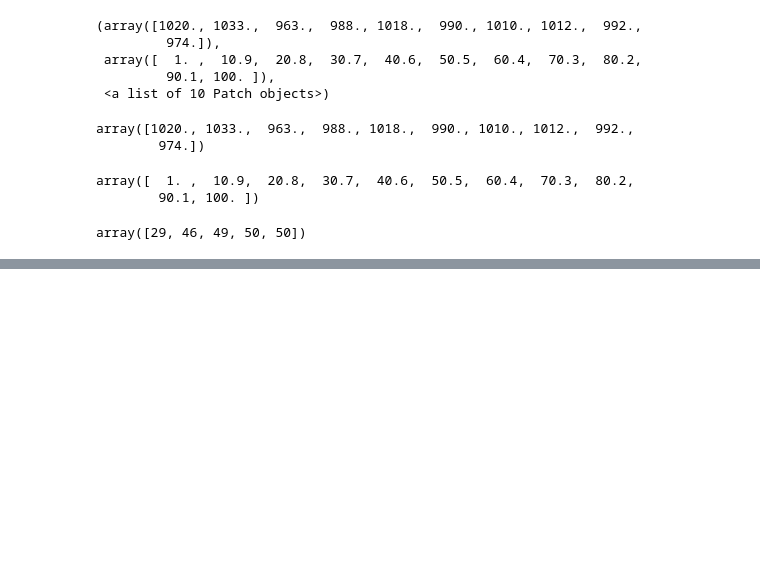
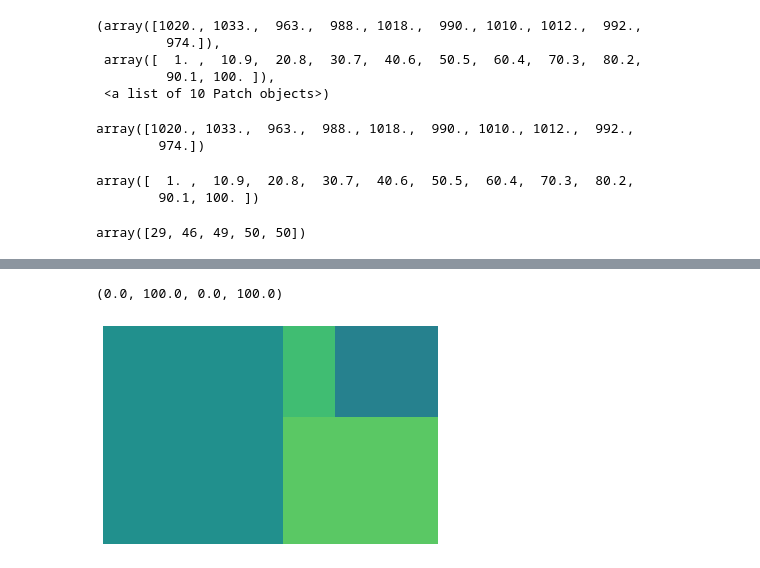
Before and after one commit to suwitchaya17/data_viz_2022, a Jupyter notebook: DataViz04_Data_Comparison.ipynb, the cells around one changed output, grey strips where cells are left out. Saved outputs shown, nothing was run; the diff lists cells and outputs as text; code cells hidden in the pictures; blank space fills up the shorter version.

```diff
--- a/DataViz04_Data_Comparison.ipynb
+++ b/DataViz04_Data_Comparison.ipynb
@@ -374,0 +387,8 @@ array([29, 46, 49, 50, 50])
+# %%
+data = [500, 250, 60, 120]
+# %%
+squarify.plot(data)
+plt.axis('off')
+# %% [output]
+(0.0, 100.0, 0.0, 100.0)
+[figure, added]
```
Also changed, not shown: parts of 21 cells of this notebook.
